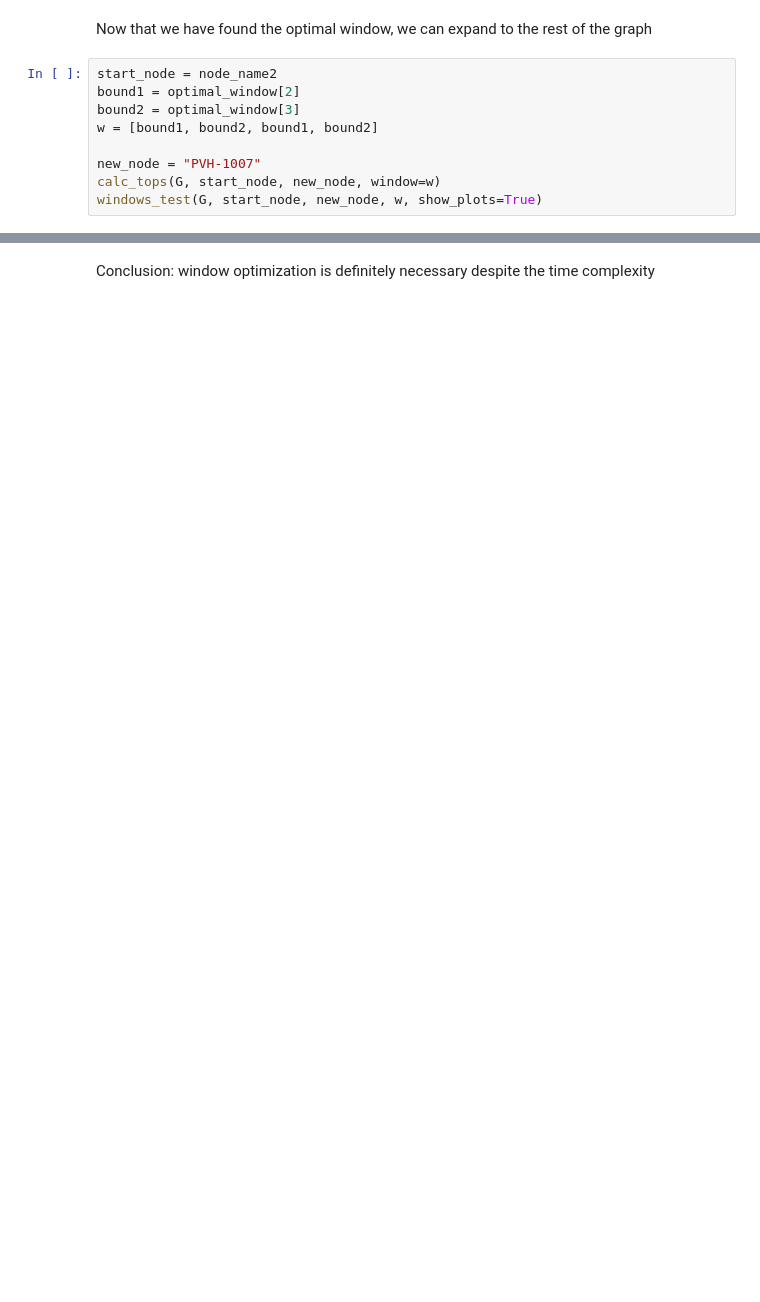
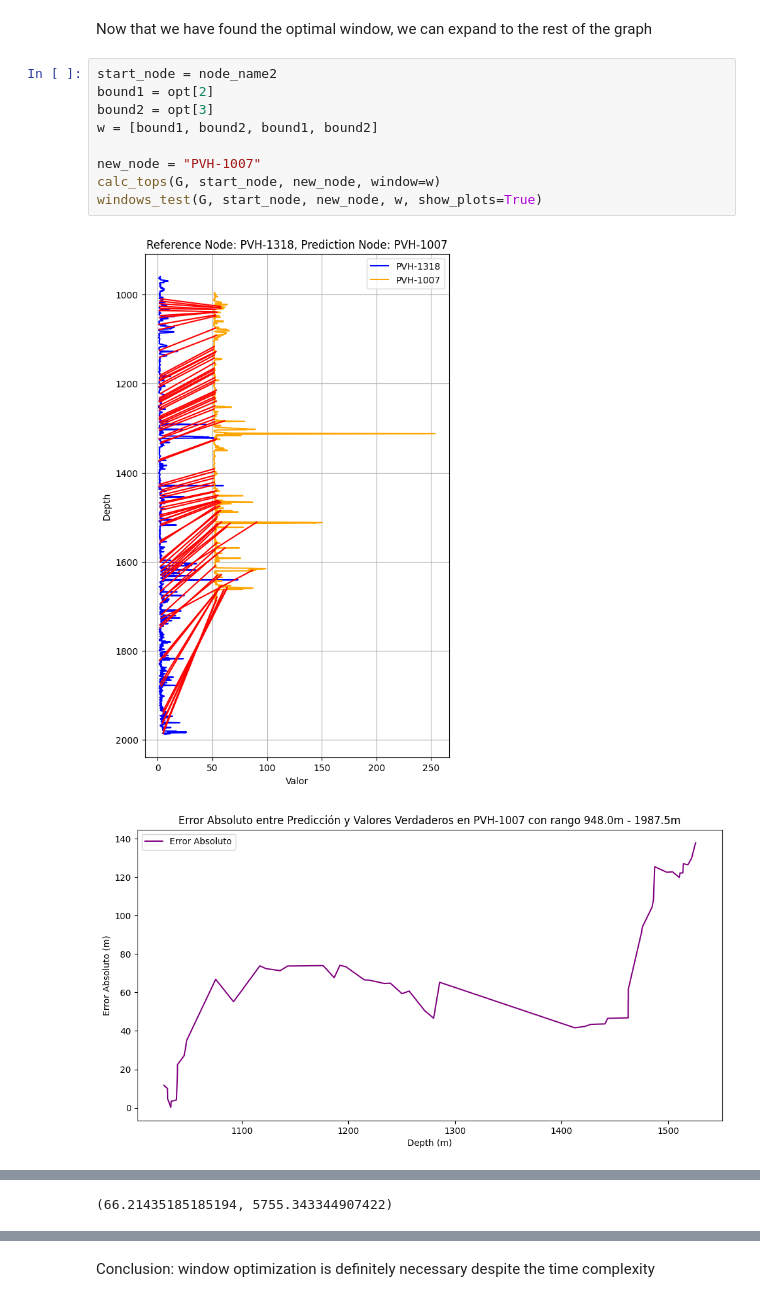
Before and after one commit to scast3/dtw_tool, a Jupyter notebook: window_optimization.ipynb, the cells around one changed output, grey strips where cells are left out. Saved outputs shown, nothing was run; the diff lists cells and outputs as text; blank space fills up the shorter version.

```diff
--- a/window_optimization.ipynb
+++ b/window_optimization.ipynb
@@ -517,10 +37,13 @@ windows_test(G, node_name1, node_name2, optimal_window, show_plots=True)
 Now that we have found the optimal window, we can expand to the rest of the graph
 # %%
 start_node = node_name2
-bound1 = optimal_window[2]
-bound2 = optimal_window[3]
+bound1 = opt[2]
+bound2 = opt[3]
 w = [bound1, bound2, bound1, bound2]
 
 new_node = "PVH-1007"
 calc_tops(G, start_node, new_node, window=w)
 windows_test(G, start_node, new_node, w, show_plots=True)
+# %% [output]
+[figure, added]
+[figure, added]
@@ -527,2 +51,3 @@ windows_test(G, start_node, new_node, w, show_plots=True)
+(66.21435185185194, 5755.343344907422)
 # %%
 start_node = "PVH-1007"
```
Also changed, not shown: parts of 22 cells of this notebook, 1 other file.
